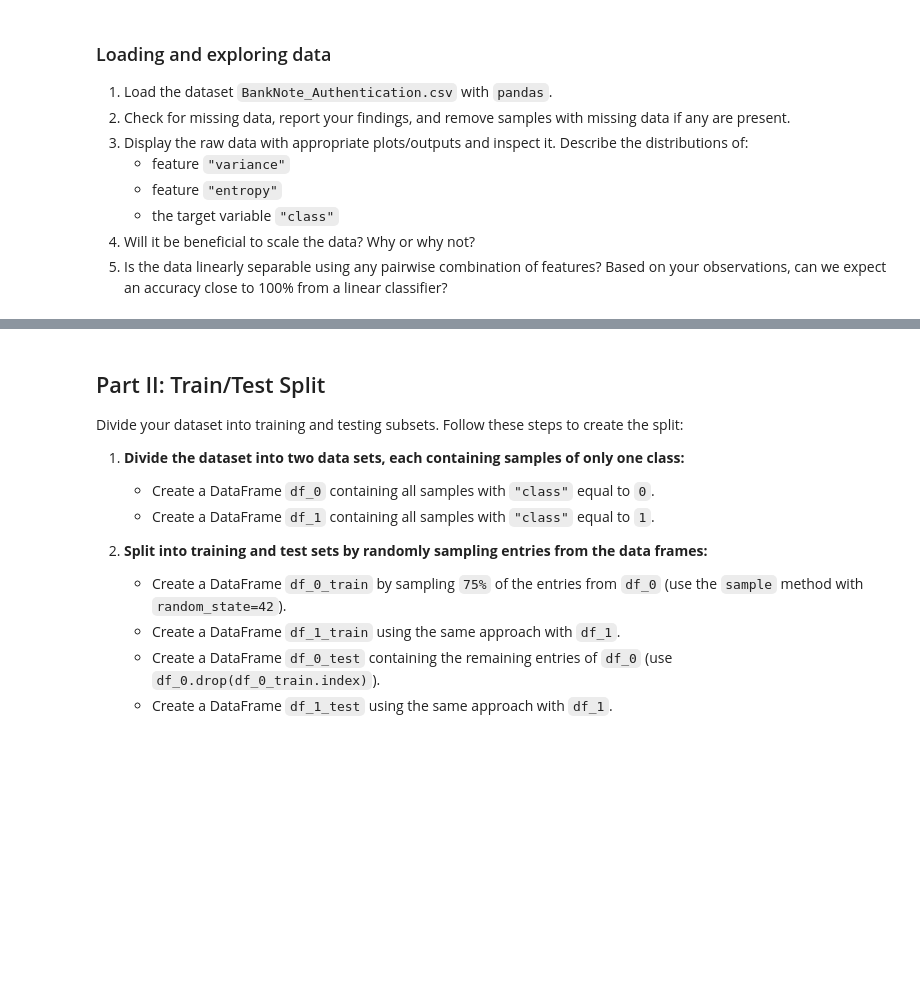
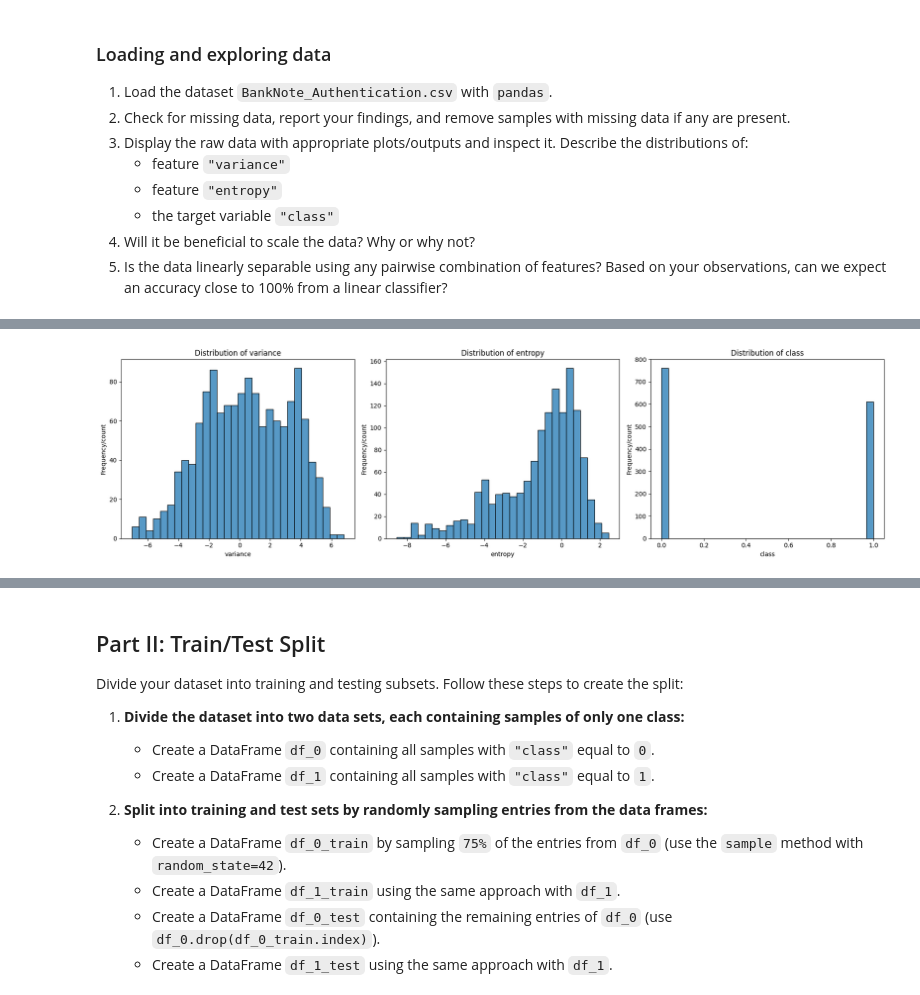
Before and after one commit to Indraadhikari/DAT200-Machine-Learning, a Jupyter notebook: CA2/CA2 Q-checkpoint.ipynb, the cells around one changed output, grey strips where cells are left out. Saved outputs shown, nothing was run; the diff lists cells and outputs as text; code cells hidden in the pictures; blank space fills up the shorter version.

```diff
--- a/CA2/CA2 Q-checkpoint.ipynb
+++ b/CA2/CA2 Q-checkpoint.ipynb
@@ -46,0 +46,5 @@
+# %%
+# 1. Load the dataset `BankNote_Authentication.csv` with `pandas`.
+df = pd.read_csv("assets/BankNote_Authentication.csv")
+print(df.shape)
+df.head()
@@ -46,0 +83,20 @@
+# %%
+'''3. Display the raw data with appropriate plots/outputs and inspect it. Describe the distributions of:
+   - feature "variance"
+   - feature "entropy"
+   - the target variable "class"'''
+
+features = ["variance", "entropy", "class"]
+
+fig, axes = plt.subplots(1, 3, figsize=(18, 5))
+
+for i, feature in enumerate(features):
+    sns.histplot(df[feature], bins=30, ax=axes[i])
+    axes[i].set_title(f'Distribution of {feature}')
+    axes[i].set_xlabel(feature)
+    axes[i].set_ylabel('Frequency/count')
+
+plt.tight_layout()
+plt.show()
+# %% [output]
+[figure, added]
```
Also changed, not shown: parts of 10 cells of this notebook.
